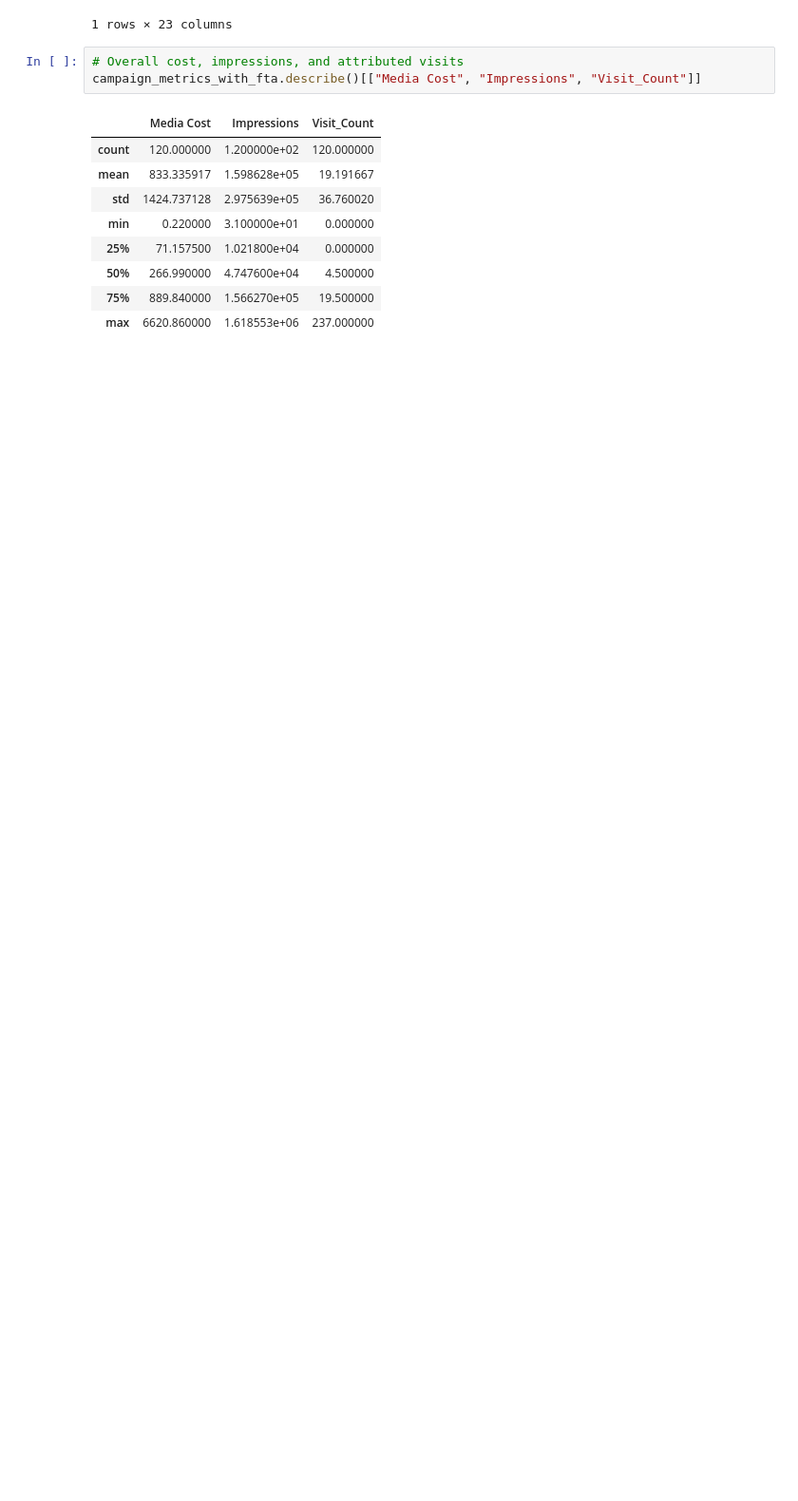
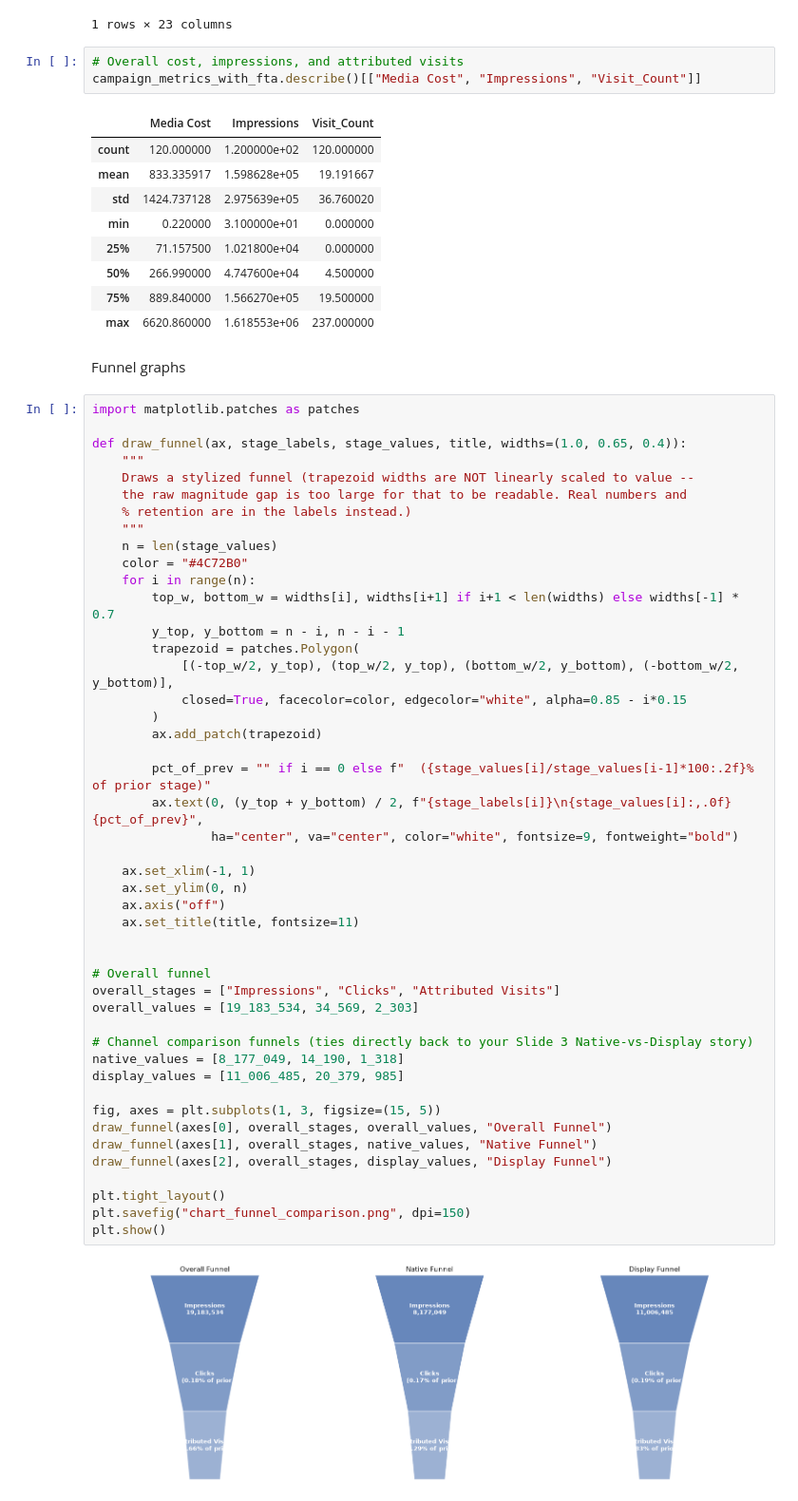
Before and after one commit to EzraGoldberg/portfolio-projects, a Jupyter notebook: 2. Tech Interview Prep/Weather Adtech Data Science/notebooks/Case_Study.ipynb, the cells around one changed output. Shown at 95% size. Cells and saved outputs as stored; diff of their text form; blank space fills up the shorter version.

Commit message:
made a funnel chart

```diff
--- a/2. Tech Interview Prep/Weather Adtech Data Science/notebooks/Case_Study.ipynb
+++ b/2. Tech Interview Prep/Weather Adtech Data Science/notebooks/Case_Study.ipynb
@@ -1422,3 +1422,53 @@ campaign_metrics_with_fta.describe()[["Media Cost", "Impressions", "Visit_Count"
 | 50% | 266.990000 | 4.747600e+04 | 4.500000 |
 | 75% | 889.840000 | 1.566270e+05 | 19.500000 |
 | max | 6620.860000 | 1.618553e+06 | 237.000000 |
+# %% [markdown]
+Funnel graphs
+# %%
+import matplotlib.patches as patches
+
+def draw_funnel(ax, stage_labels, stage_values, title, widths=(1.0, 0.65, 0.4)):
+    """
+    Draws a stylized funnel (trapezoid widths are NOT linearly scaled to value --
+    the raw magnitude gap is too large for that to be readable. Real numbers and
+    % retention are in the labels instead.)
+    """
+    n = len(stage_values)
+    color = "#4C72B0"
+    for i in range(n):
+        top_w, bottom_w = widths[i], widths[i+1] if i+1 < len(widths) else widths[-1] * 0.7
+        y_top, y_bottom = n - i, n - i - 1
+        trapezoid = patches.Polygon(
+            [(-top_w/2, y_top), (top_w/2, y_top), (bottom_w/2, y_bottom), (-bottom_w/2, y_bottom)],
+            closed=True, facecolor=color, edgecolor="white", alpha=0.85 - i*0.15
+        )
+        ax.add_patch(trapezoid)
+
+        pct_of_prev = "" if i == 0 else f"  ({stage_values[i]/stage_values[i-1]*100:.2f}% of prior stage)"
+        ax.text(0, (y_top + y_bottom) / 2, f"{stage_labels[i]}\n{stage_values[i]:,.0f}{pct_of_prev}",
+                ha="center", va="center", color="white", fontsize=9, fontweight="bold")
+
+    ax.set_xlim(-1, 1)
+    ax.set_ylim(0, n)
+    ax.axis("off")
+    ax.set_title(title, fontsize=11)
+
+
+# Overall funnel
+overall_stages = ["Impressions", "Clicks", "Attributed Visits"]
+overall_values = [19_183_534, 34_569, 2_303]
+
+# Channel comparison funnels (ties directly back to your Slide 3 Native-vs-Display story)
+native_values = [8_177_049, 14_190, 1_318]
+display_values = [11_006_485, 20_379, 985]
+
+fig, axes = plt.subplots(1, 3, figsize=(15, 5))
+draw_funnel(axes[0], overall_stages, overall_values, "Overall Funnel")
+draw_funnel(axes[1], overall_stages, native_values, "Native Funnel")
+draw_funnel(axes[2], overall_stages, display_values, "Display Funnel")
+
+plt.tight_layout()
+plt.savefig("chart_funnel_comparison.png", dpi=150)
+plt.show()
+# %% [output]
+[figure, added]
```
Also changed, not shown: 1 other file.
